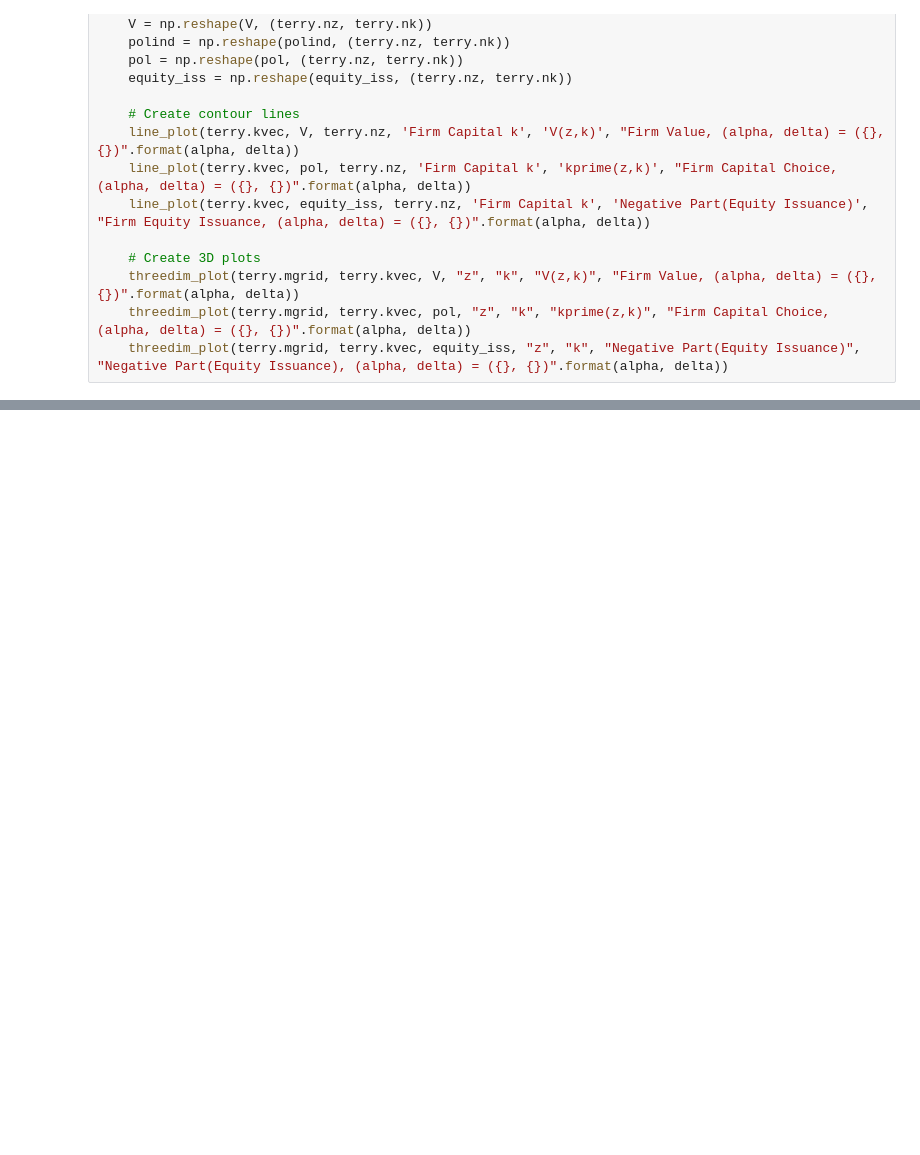
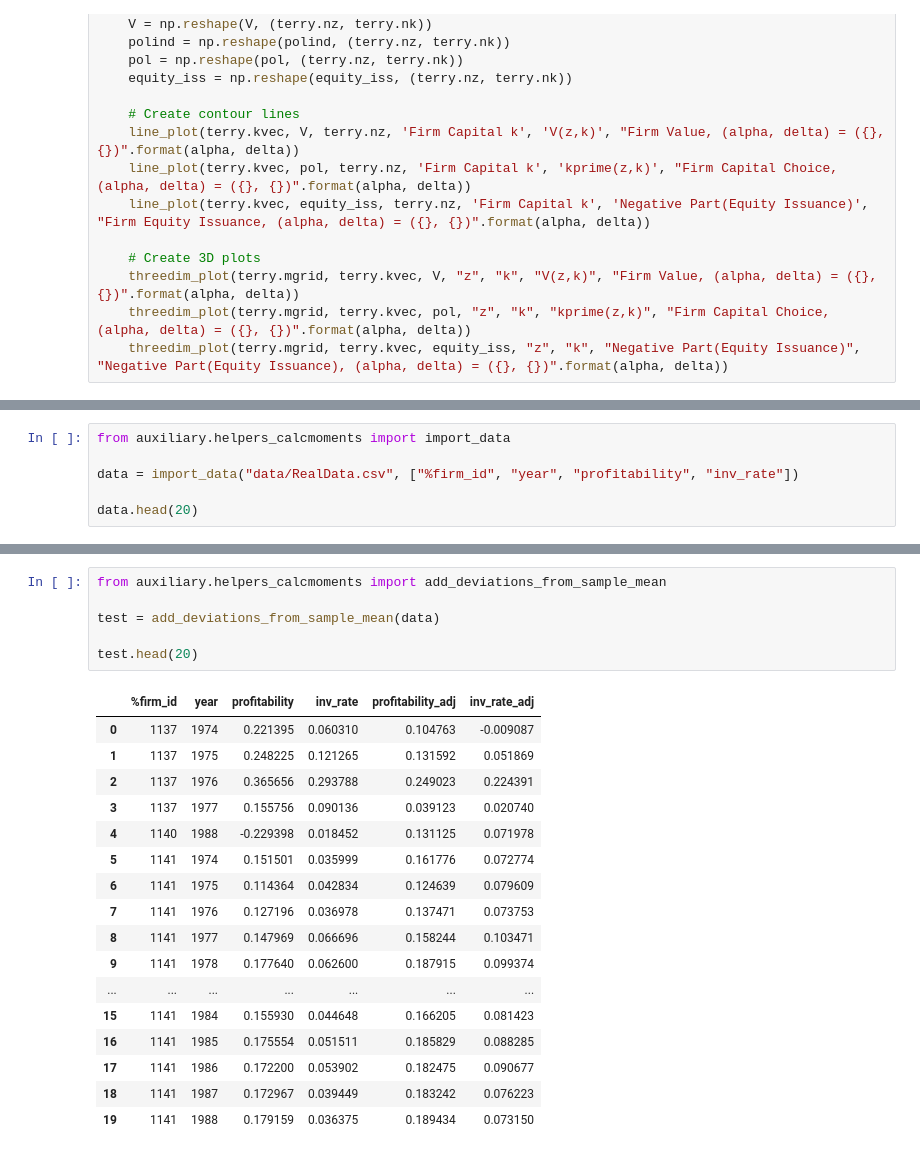
Before and after one commit to OpenSourceEconomics/ose-scientific-computing-course-default101, a Jupyter notebook: student_project.ipynb, the cells around one changed output, grey strips where cells are left out. Drawn from its saved outputs; the diff is of its cells as text; blank space fills up the shorter version.

Commit message:
Intergation test. Now it works: import data, calc moments.

```diff
--- a/student_project.ipynb
+++ b/student_project.ipynb
@@ -87,3 +85,9 @@ Converged in 27  iterations.
 [figure]
 [figure]
 [figure]
+# %%
+from auxiliary.helpers_calcmoments import import_data
+
+data = import_data("data/RealData.csv", ["%firm_id", "year", "profitability", "inv_rate"])
+
+data.head(20)
@@ -89,0 +120,24 @@ Converged in 27  iterations.
+# %%
+from auxiliary.helpers_calcmoments import add_deviations_from_sample_mean
+
+test = add_deviations_from_sample_mean(data)
+
+test.head(20)
+# %% [output]
+|  | %firm_id | year | profitability | inv_rate | profitability_adj | inv_rate_adj |
+| 0 | 1137 | 1974 | 0.221395 | 0.060310 | 0.104763 | -0.009087 |
+| 1 | 1137 | 1975 | 0.248225 | 0.121265 | 0.131592 | 0.051869 |
+| 2 | 1137 | 1976 | 0.365656 | 0.293788 | 0.249023 | 0.224391 |
+| 3 | 1137 | 1977 | 0.155756 | 0.090136 | 0.039123 | 0.020740 |
+| 4 | 1140 | 1988 | -0.229398 | 0.018452 | 0.131125 | 0.071978 |
+| 5 | 1141 | 1974 | 0.151501 | 0.035999 | 0.161776 | 0.072774 |
+| 6 | 1141 | 1975 | 0.114364 | 0.042834 | 0.124639 | 0.079609 |
+| 7 | 1141 | 1976 | 0.127196 | 0.036978 | 0.137471 | 0.073753 |
+| 8 | 1141 | 1977 | 0.147969 | 0.066696 | 0.158244 | 0.103471 |
+| 9 | 1141 | 1978 | 0.177640 | 0.062600 | 0.187915 | 0.099374 |
+| ... | ... | ... | ... | ... | ... | ... |
+| 15 | 1141 | 1984 | 0.155930 | 0.044648 | 0.166205 | 0.081423 |
+| 16 | 1141 | 1985 | 0.175554 | 0.051511 | 0.185829 | 0.088285 |
+| 17 | 1141 | 1986 | 0.172200 | 0.053902 | 0.182475 | 0.090677 |
+| 18 | 1141 | 1987 | 0.172967 | 0.039449 | 0.183242 | 0.076223 |
+| 19 | 1141 | 1988 | 0.179159 | 0.036375 | 0.189434 | 0.073150 |
```
Also changed, not shown: parts of 5 cells of this notebook.
